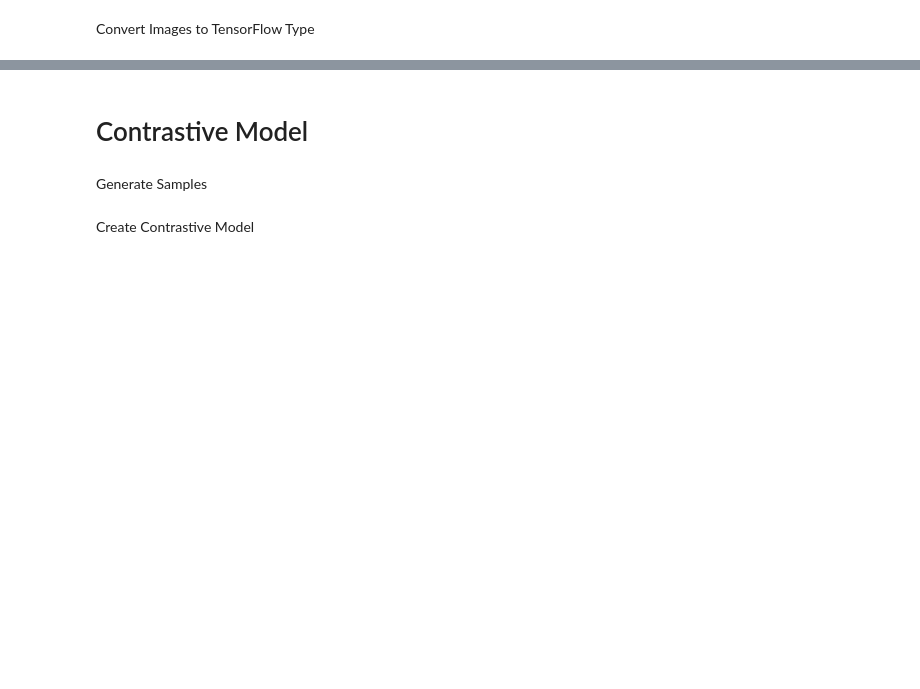
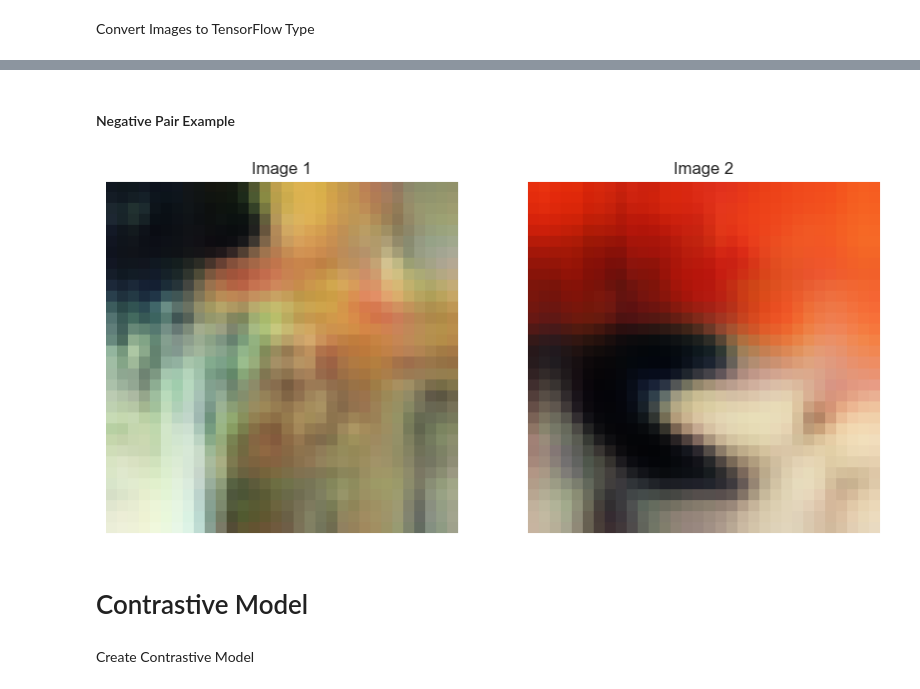
Before and after one commit to erenolg/blg454_project, a Jupyter notebook: code/Project-Code.ipynb, the cells around one changed output, grey strips where cells are left out. Drawn from its saved outputs; the diff is of its cells as text; code cells hidden in the pictures; blank space fills up the shorter version.

```diff
--- a/code/Project-Code.ipynb
+++ b/code/Project-Code.ipynb
@@ -97,3 +136,9 @@ def generate_samples(content_images, style_images, style_transfer_model):
+# %% [markdown]
+#### Negative Pair Example
+# %%
+plot_images_side_by_side(negative_samples[50])
+# %% [output]
+[figure, added]
 # %% [markdown]
 # Contrastive Model
 # %%
@@ -134,5 +180,3 @@ def contrastive_loss(y_true, y_pred, margin=1.0):
     square_pred = tf.square(1 - y_pred)
     margin_square = tf.square(tf.maximum(margin - y_pred, 0))
     return tf.reduce_mean(y_true * square_pred + (1 - y_true) * margin_square)
-# %% [markdown]
-Generate Samples
```
Also changed, not shown: parts of 29 cells of this notebook, 25 other files.
